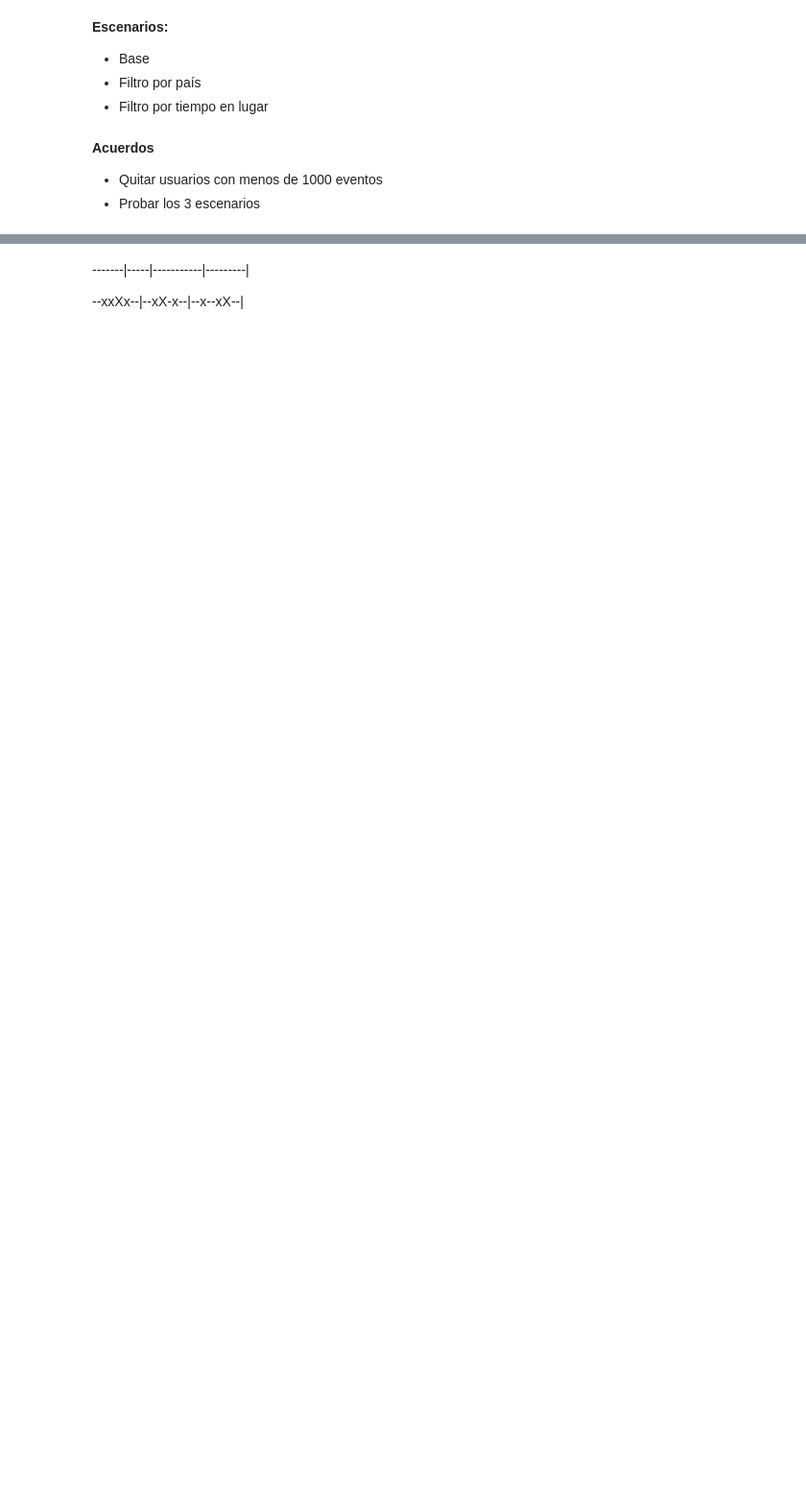
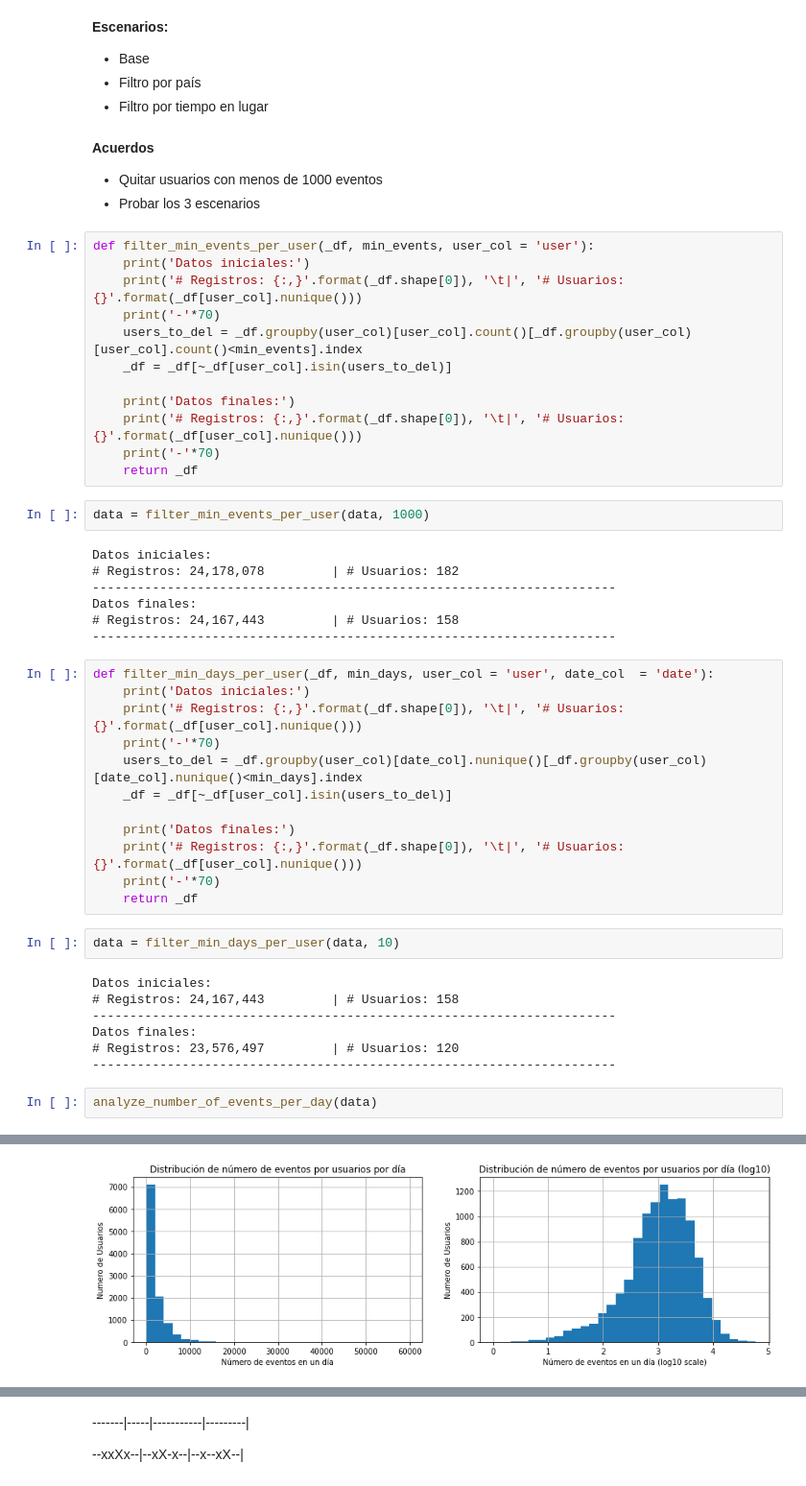
Before and after one commit to GabrielPila/skmob_mmc_mobility, a Jupyter notebook: notebooks/00.6_GeoLife_EDA.ipynb, the cells around one changed output, grey strips where cells are left out. Shown at 96% size. Cells and saved outputs as stored; diff of their text form; blank space fills up the shorter version.

Commit message:
Added functions for reducind users based on number of days and points

```diff
--- a/notebooks/00.6_GeoLife_EDA.ipynb
+++ b/notebooks/00.6_GeoLife_EDA.ipynb
@@ -410,3 +338,48 @@ __Escenarios:__
 __Acuerdos__
 - Quitar usuarios con menos de 1000 eventos
 - Probar los 3 escenarios
+# %%
+def filter_min_events_per_user(_df, min_events, user_col = 'user'):
+    print('Datos iniciales:')
+    print('# Registros: {:,}'.format(_df.shape[0]), '\t|', '# Usuarios: {}'.format(_df[user_col].nunique()))
+    print('-'*70)
+    users_to_del = _df.groupby(user_col)[user_col].count()[_df.groupby(user_col)[user_col].count()<min_events].index
+    _df = _df[~_df[user_col].isin(users_to_del)]
+
+    print('Datos finales:')
+    print('# Registros: {:,}'.format(_df.shape[0]), '\t|', '# Usuarios: {}'.format(_df[user_col].nunique()))
+    print('-'*70)
+    return _df
+# %%
+data = filter_min_events_per_user(data, 1000)
+# %% [output]
+Datos iniciales:
+# Registros: 24,178,078         | # Usuarios: 182
+----------------------------------------------------------------------
+Datos finales:
+# Registros: 24,167,443         | # Usuarios: 158
+----------------------------------------------------------------------
+# %%
+def filter_min_days_per_user(_df, min_days, user_col = 'user', date_col  = 'date'):
+    print('Datos iniciales:')
+    print('# Registros: {:,}'.format(_df.shape[0]), '\t|', '# Usuarios: {}'.format(_df[user_col].nunique()))
+    print('-'*70)
+    users_to_del = _df.groupby(user_col)[date_col].nunique()[_df.groupby(user_col)[date_col].nunique()<min_days].index
+    _df = _df[~_df[user_col].isin(users_to_del)]
+
+    print('Datos finales:')
+    print('# Registros: {:,}'.format(_df.shape[0]), '\t|', '# Usuarios: {}'.format(_df[user_col].nunique()))
+    print('-'*70)
+    return _df
+# %%
+data = filter_min_days_per_user(data, 10)
+# %% [output]
+Datos iniciales:
+# Registros: 24,167,443         | # Usuarios: 158
+----------------------------------------------------------------------
+Datos finales:
+# Registros: 23,576,497         | # Usuarios: 120
+----------------------------------------------------------------------
+# %%
+analyze_number_of_events_per_day(data)
+# %% [output]
@@ -412,0 +403 @@ __Acuerdos__
+[figure, added]
```
Also changed, not shown: parts of 19 cells of this notebook.
